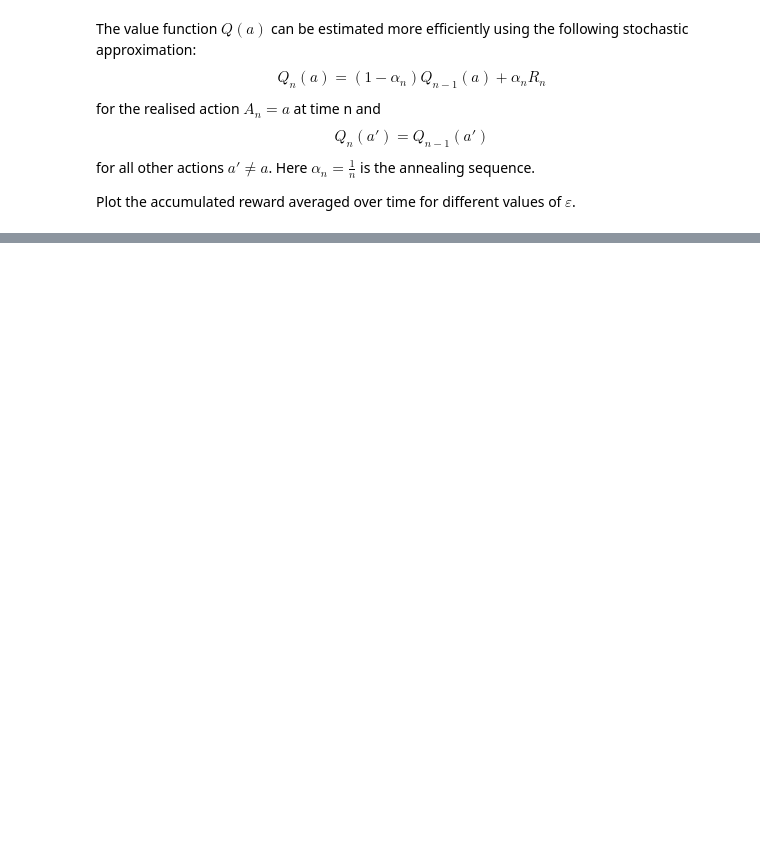
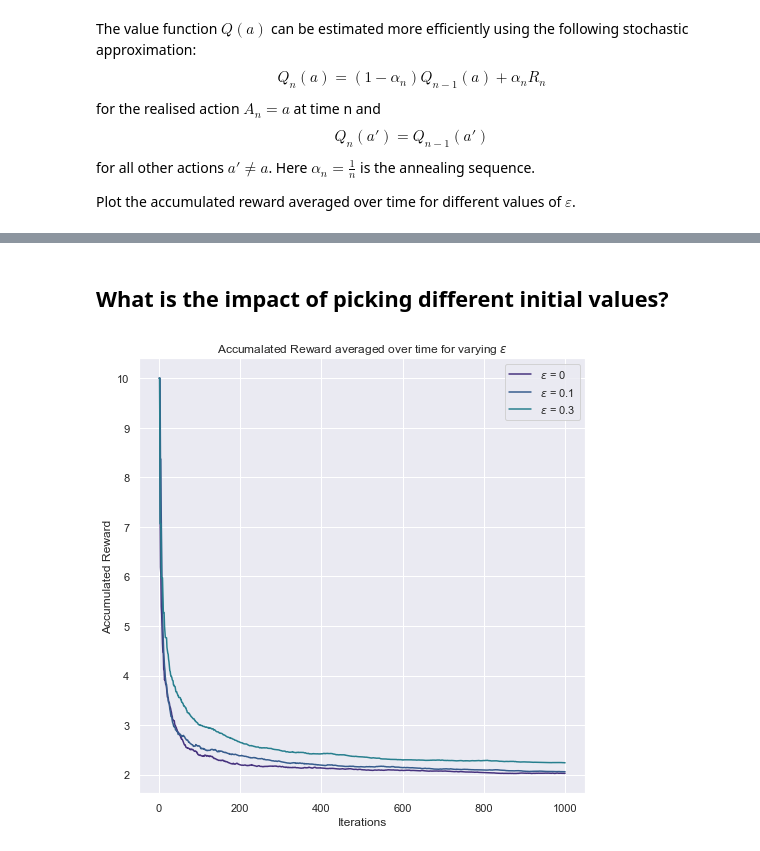
Before and after one commit to ashwineepandey/talk-indabax-2022, a Jupyter notebook: 1-K-Armed-Bandit.ipynb, the cells around one changed output, grey strips where cells are left out. Cells and saved outputs as stored; diff of their text form; code cells hidden in the pictures; blank space fills up the shorter version.

```diff
--- a/1-K-Armed-Bandit.ipynb
+++ b/1-K-Armed-Bandit.ipynb
@@ -115,0 +138,9 @@ reward_comparison_plot(acc_reward_0, acc_reward_01, acc_reward_03)
+# %% [markdown]
+## What is the impact of picking different initial values?
+# %%
+acc_reward_0 = eta_greedy_k_bandit_stochastic(eta=0.0, N=1000, machines=[0, 1, 2], init_value=10)
+acc_reward_01 = eta_greedy_k_bandit_stochastic(eta=0.1, N=1000, machines=[0, 1, 2], init_value=10)
+acc_reward_03 = eta_greedy_k_bandit_stochastic(eta=0.3, N=1000, machines=[0, 1, 2], init_value=10)
+reward_comparison_plot(acc_reward_0, acc_reward_01, acc_reward_03)
+# %% [output]
+[figure, added]
```
Also changed, not shown: parts of 5 cells of this notebook, 1 other file.
